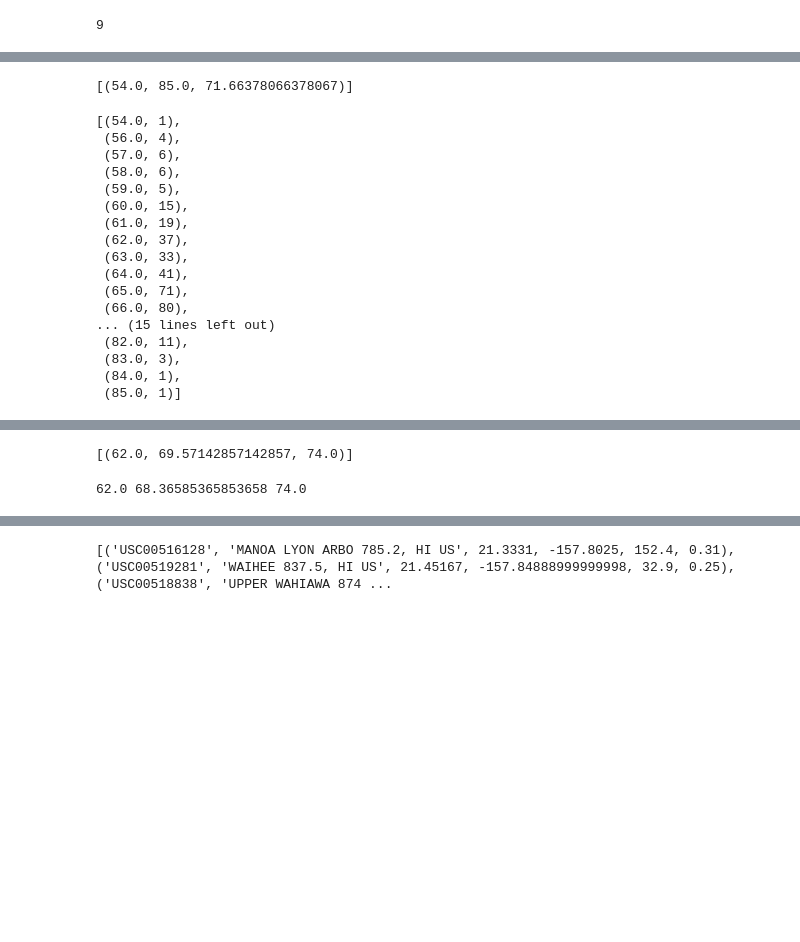
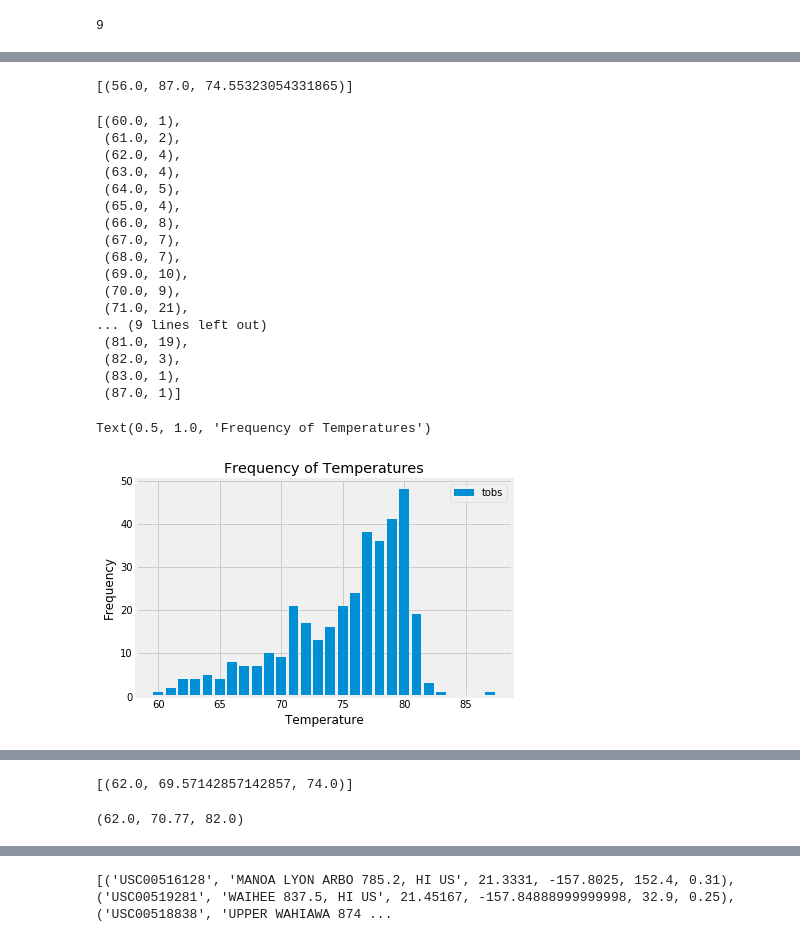
Before and after one commit to mgtsn/sqlalchemy-challenge, a Jupyter notebook: climate_starter.ipynb, the cells around one changed output, grey strips where cells are left out. Cells and saved outputs as stored; diff of their text form; code cells hidden in the pictures; blank space fills up the shorter version.

```diff
--- a/climate_starter.ipynb
+++ b/climate_starter.ipynb
@@ -104,7 +106,7 @@ session.query(Station.station).group_by(Station.station).count()
 # %% [output]
 9
 # %%
-a = session.query(Measurement.station, func.count('*')).group_by(Measurement.station).order_by((func.count('*')).desc()).all()
+a = session.query(Measurement.station, func.count('*')).group_by(Measurement.station).filter(Measurement.date > year_ago).order_by((func.count('*')).desc()).all()
 active = a[0][0]
 a
 # %% [output]
@@ -135,29 +125,39 @@ a
 # highest temperature recorded, and average temperature of the most active station?
 session.query(func.min(Measurement.tobs), func.max(Measurement.tobs), func.avg(Measurement.tobs)).filter(Measurement.station == active).all()
 # %% [output]
-[(54.0, 85.0, 71.66378066378067)]
+[(56.0, 87.0, 74.55323054331865)]
 # %%
 # Choose the station with the highest number of temperature observations.
 # Query the last 12 months of temperature observation data for this station and plot the results as a histogram
-session.query(Measurement.tobs, func.count('*')).group_by(Measurement.tobs).filter((Measurement.station == active)).all()
+observations = session.query(Measurement.tobs, func.count('*')).group_by(Measurement.tobs).filter(Measurement.date > year_ago).filter((Measurement.station == active)).all()
+observations
 # %% [output]
-[(54.0, 1),
- (56.0, 4),
- (57.0, 6),
- (58.0, 6),
- (59.0, 5),
- (60.0, 15),
- (61.0, 19),
- (62.0, 37),
- (63.0, 33),
- (64.0, 41),
- (65.0, 71),
- (66.0, 80),
-... (15 lines left out)
- (82.0, 11),
- (83.0, 3),
- (84.0, 1),
- (85.0, 1)]
+[(60.0, 1),
+ (61.0, 2),
+ (62.0, 4),
+ (63.0, 4),
+ (64.0, 5),
+ (65.0, 4),
+ (66.0, 8),
+ (67.0, 7),
+ (68.0, 7),
+ (69.0, 10),
+ (70.0, 9),
+ (71.0, 21),
+... (9 lines left out)
+ (81.0, 19),
+ (82.0, 3),
+ (83.0, 1),
+ (87.0, 1)]
+# %%
+plt.bar([t[0] for t in observations], [t[1] for t in observations], label='tobs')
+plt.xlabel('Temperature')
+plt.ylabel('Frequency')
+plt.legend()
+plt.title('Frequency of Temperatures')
+# %% [output]
+Text(0.5, 1.0, 'Frequency of Temperatures')
+[figure, added]
 # %% [markdown]
 ![precipitation](Images/station-histogram.png)
 # %%
@@ -184,5 +184,7 @@ print(calc_temps('2012-02-28', '2012-03-05'))
 # %%
 # Use your previous function `calc_temps` to calculate the tmin, tavg, and tmax
 # for your trip using the previous year's data for those same dates.
+calcs = calc_temps('2016-03-16', '2016-03-31')[0]
+print(calcs)
 # %% [output]
-62.0 68.36585365853658 74.0
+(62.0, 70.77, 82.0)
```
Also changed, not shown: parts of 5 cells of this notebook.
